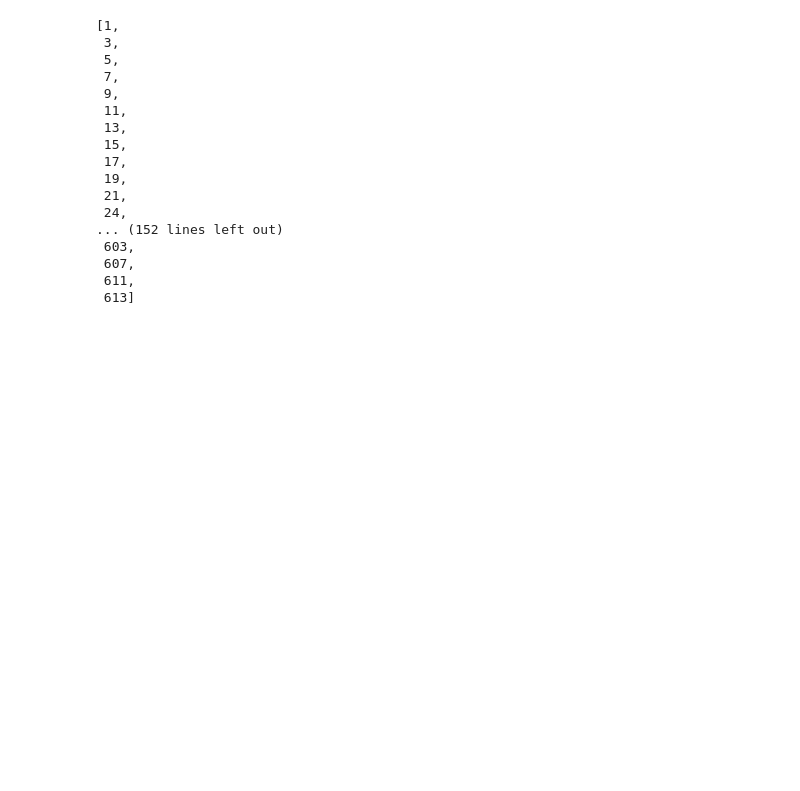
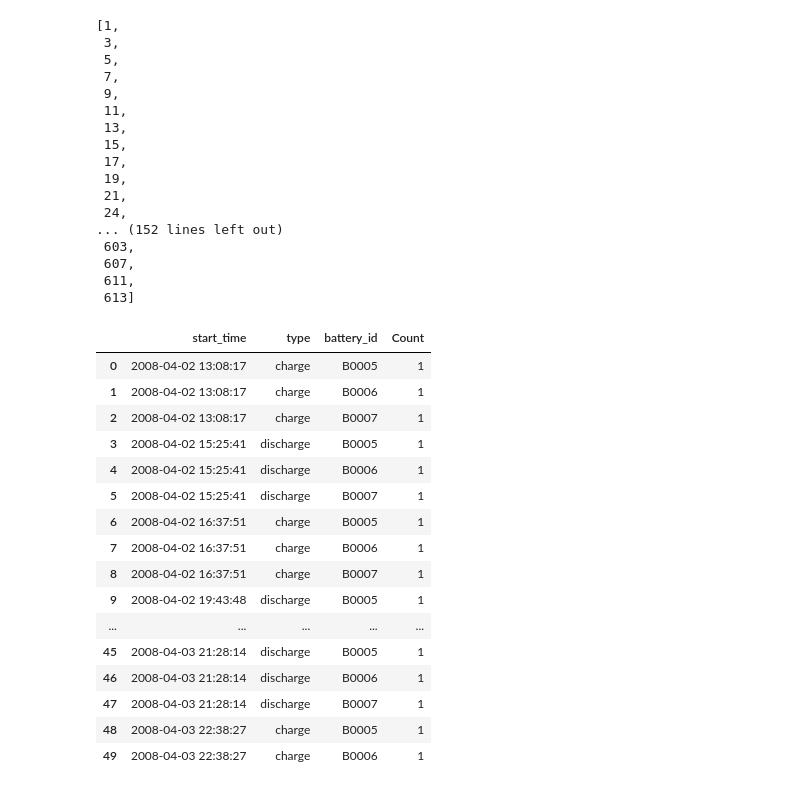
Before and after one commit to santhosh1299/lithium_ion_battery_discharge_prediction, a Jupyter notebook: Data Gathering.ipynb, the cells around one changed output. Saved outputs shown, nothing was run; the diff lists cells and outputs as text; code cells hidden in the pictures; blank space fills up the shorter version.

```diff
--- a/Data Gathering.ipynb
+++ b/Data Gathering.ipynb
@@ -284,3 +335,32 @@ sorted(battery_b0005_df['test_id'].unique())
  607,
  611,
  613]
+# %%
+import pandas as pd
+
+# Assuming df is your DataFrame
+df['start_time'] = pd.to_datetime(df['start_time'])
+
+# Group by day, then type, and finally battery_id
+grouped_data = df.groupby([df['start_time'], 'type', 'battery_id']).size().reset_index(name='Count')
+
+# Display the result
+display(grouped_data[:50])
+# %% [output]
+|  | start_time | type | battery_id | Count |
+| 0 | 2008-04-02 13:08:17 | charge | B0005 | 1 |
+| 1 | 2008-04-02 13:08:17 | charge | B0006 | 1 |
+| 2 | 2008-04-02 13:08:17 | charge | B0007 | 1 |
+| 3 | 2008-04-02 15:25:41 | discharge | B0005 | 1 |
+| 4 | 2008-04-02 15:25:41 | discharge | B0006 | 1 |
+| 5 | 2008-04-02 15:25:41 | discharge | B0007 | 1 |
+| 6 | 2008-04-02 16:37:51 | charge | B0005 | 1 |
+| 7 | 2008-04-02 16:37:51 | charge | B0006 | 1 |
+| 8 | 2008-04-02 16:37:51 | charge | B0007 | 1 |
+| 9 | 2008-04-02 19:43:48 | discharge | B0005 | 1 |
+| ... | ... | ... | ... | ... |
+| 45 | 2008-04-03 21:28:14 | discharge | B0005 | 1 |
+| 46 | 2008-04-03 21:28:14 | discharge | B0006 | 1 |
+| 47 | 2008-04-03 21:28:14 | discharge | B0007 | 1 |
+| 48 | 2008-04-03 22:38:27 | charge | B0005 | 1 |
+| 49 | 2008-04-03 22:38:27 | charge | B0006 | 1 |
```
Also changed, not shown: parts of 12 cells of this notebook, 4 other files.
